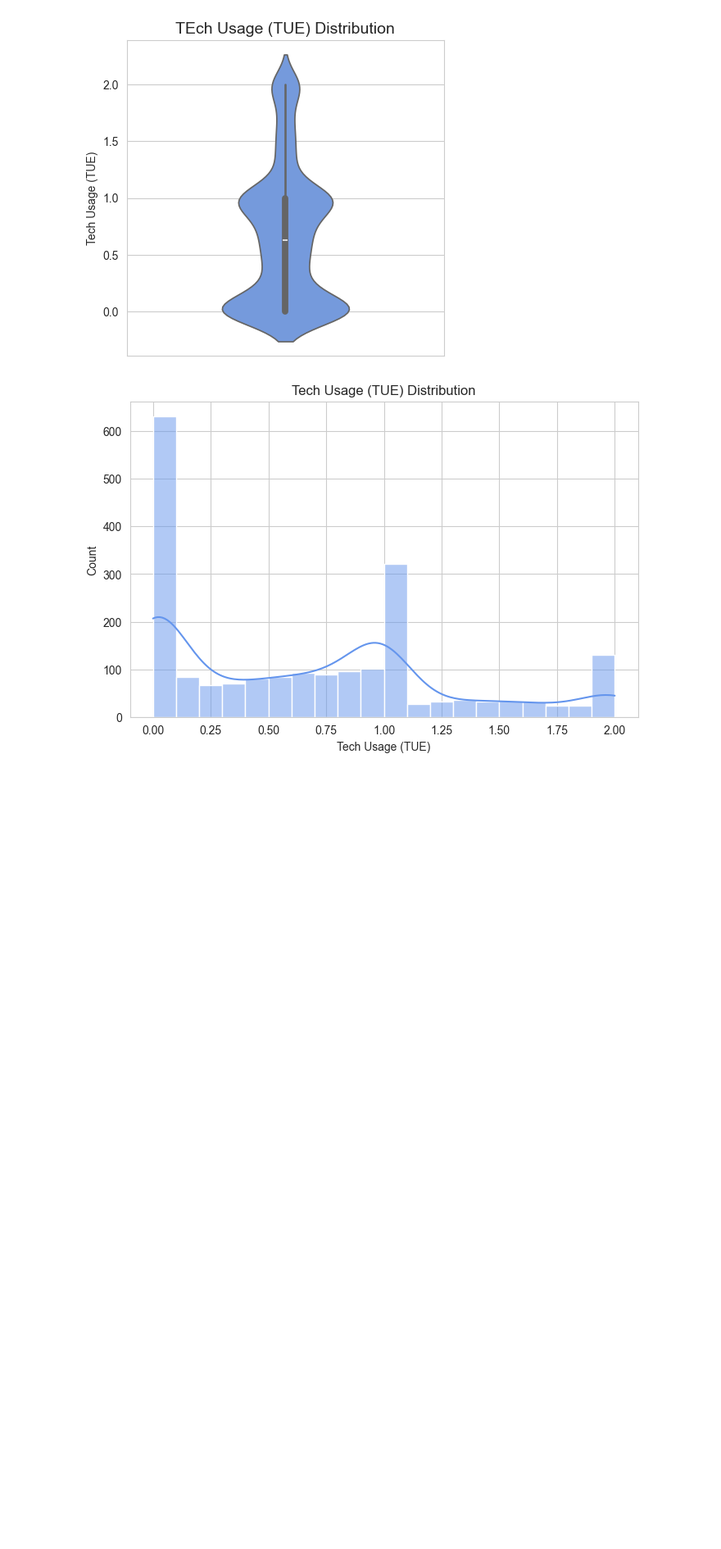
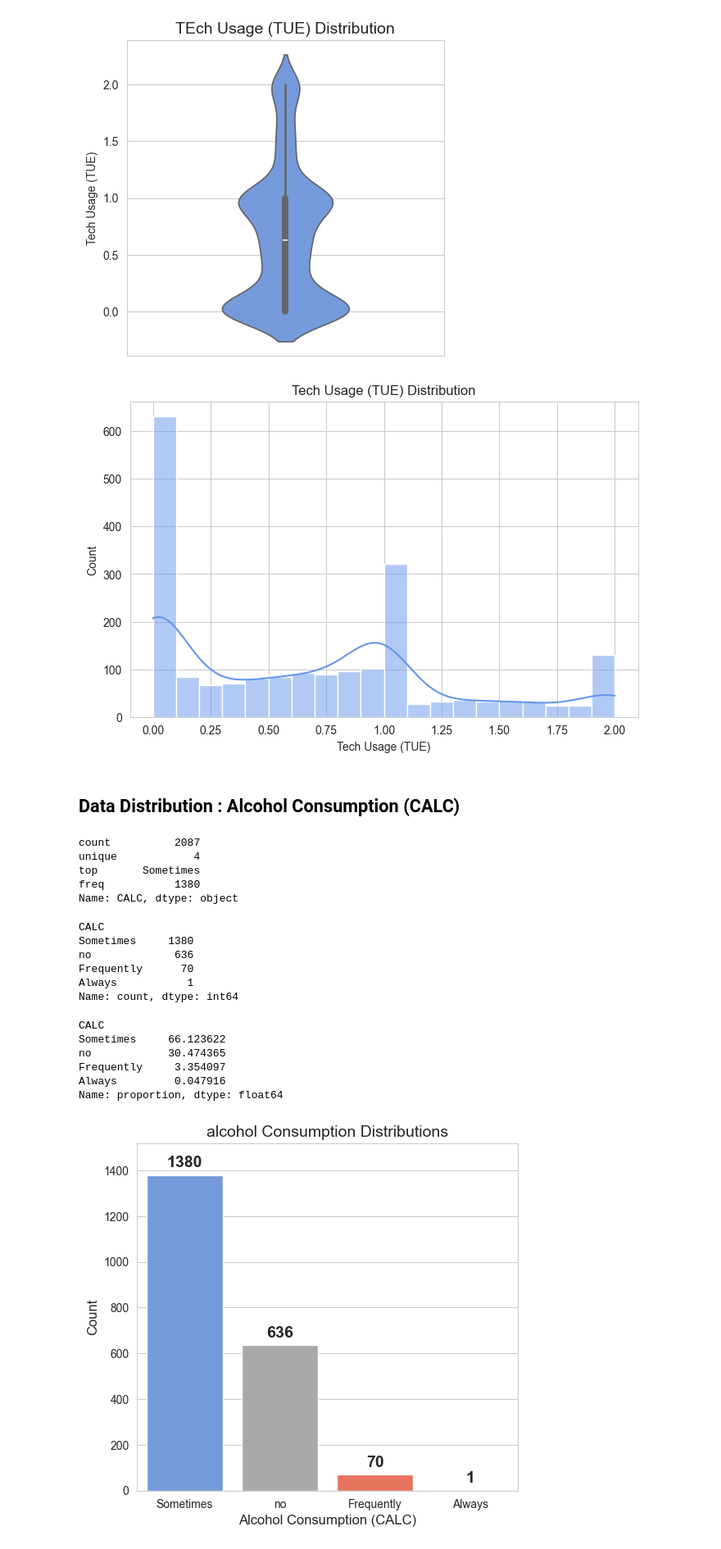
Before and after one commit to arsiimam/Obesity-Factors-Analysis, a Jupyter notebook: Notebooks/data_cleaning.ipynb, the cells around one changed output. Shown at 82% size. Drawn from its saved outputs; the diff is of its cells as text; code cells hidden in the pictures; blank space fills up the shorter version.

Commit message:
Update data_cleaning.ipynb: Add Data distribution for Alcohol Consumption (CALC)

```diff
--- a/Notebooks/data_cleaning.ipynb
+++ b/Notebooks/data_cleaning.ipynb
@@ -950,3 +950,61 @@ plt.title("Tech Usage (TUE) Distribution")
 plt.show()
 # %% [output]
 [figure]
+# %% [markdown]
+## **Data Distribution : Alcohol Consumption (CALC)**
+# %%
+df['CALC'].describe()
+# %% [output]
+count          2087
+unique            4
+top       Sometimes
+freq           1380
+Name: CALC, dtype: object
+# %%
+calc_counts = df['CALC'].value_counts()
+calc_percents = df['CALC'].value_counts(normalize=True) * 100
+# %%
+calc_counts
+# %% [output]
+CALC
+Sometimes     1380
+no             636
+Frequently      70
+Always           1
+Name: count, dtype: int64
+# %%
+calc_percents
+# %% [output]
+CALC
+Sometimes     66.123622
+no            30.474365
+Frequently     3.354097
+Always         0.047916
+Name: proportion, dtype: float64
+# %%
+# Define custom colors with enough colors for each category
+ # Four distinct colors
+colors = ["#6495ED", "#A9A9A9", "#FF6347", "#32CD32"]
+
+# Create bar plot with increased height
+ # Increase height
+plt.figure(figsize=(6, 5.5))
+ax = sns.barplot(x=calc_counts.index, y=calc_counts.values, hue=calc_counts.index, palette=colors, legend=False)
+
+# Add value labels with better positioning
+for p in ax.patches:
+    ax.annotate(f"{int(p.get_height())}",
+                 # Move labels above bars
+                (p.get_x() + p.get_width() / 2, p.get_height() + 20),
+                ha='center', va='bottom', fontsize=14, fontweight='bold')
+
+# Labels and title
+plt.xlabel("Alcohol Consumption (CALC)", fontsize=12)
+plt.ylabel("Count", fontsize=12)
+plt.title("alcohol Consumption Distributions", fontsize=14)
+
+# Extend y-axis limit to give space for labels
+plt.ylim(0, calc_counts.max() * 1.1)
+plt.show()
+# %% [output]
+[figure, added]
```
